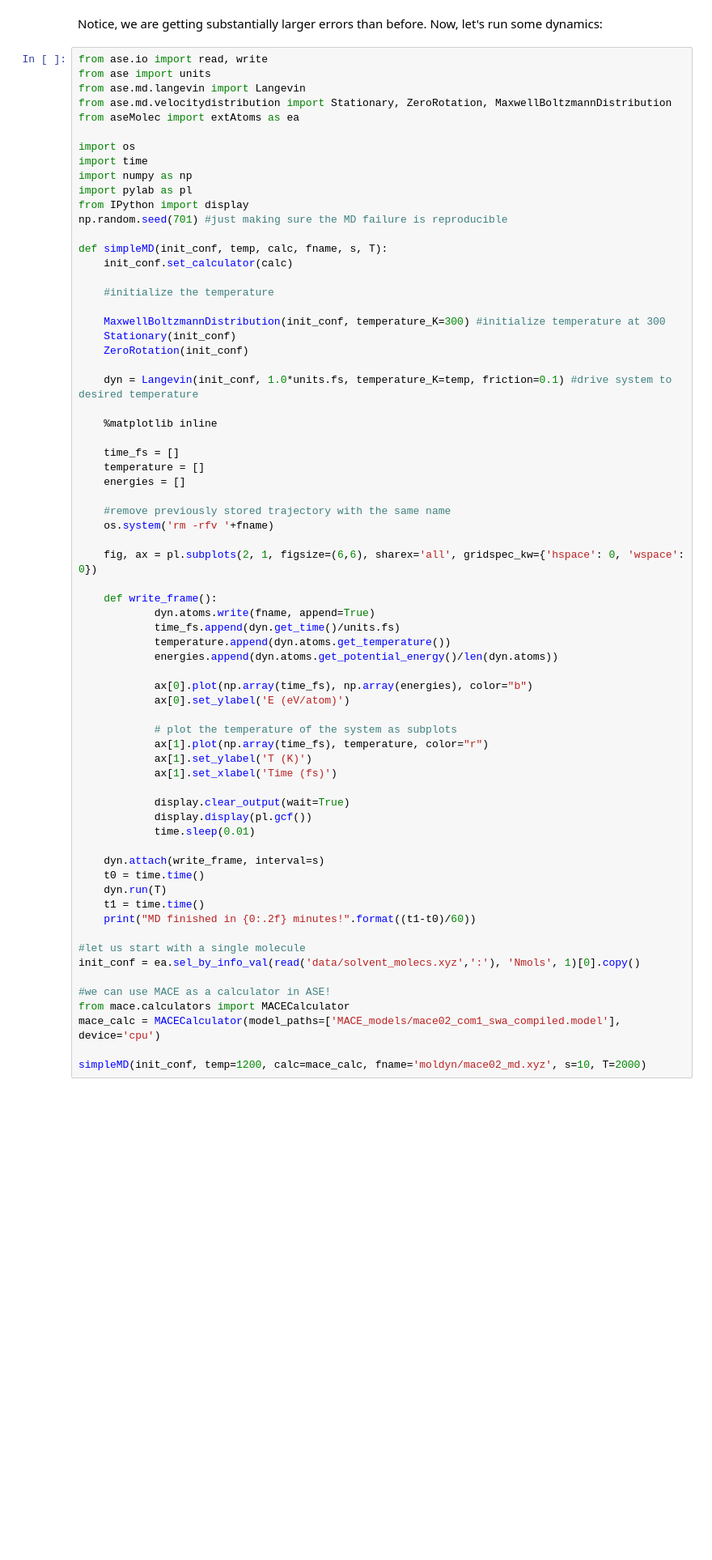
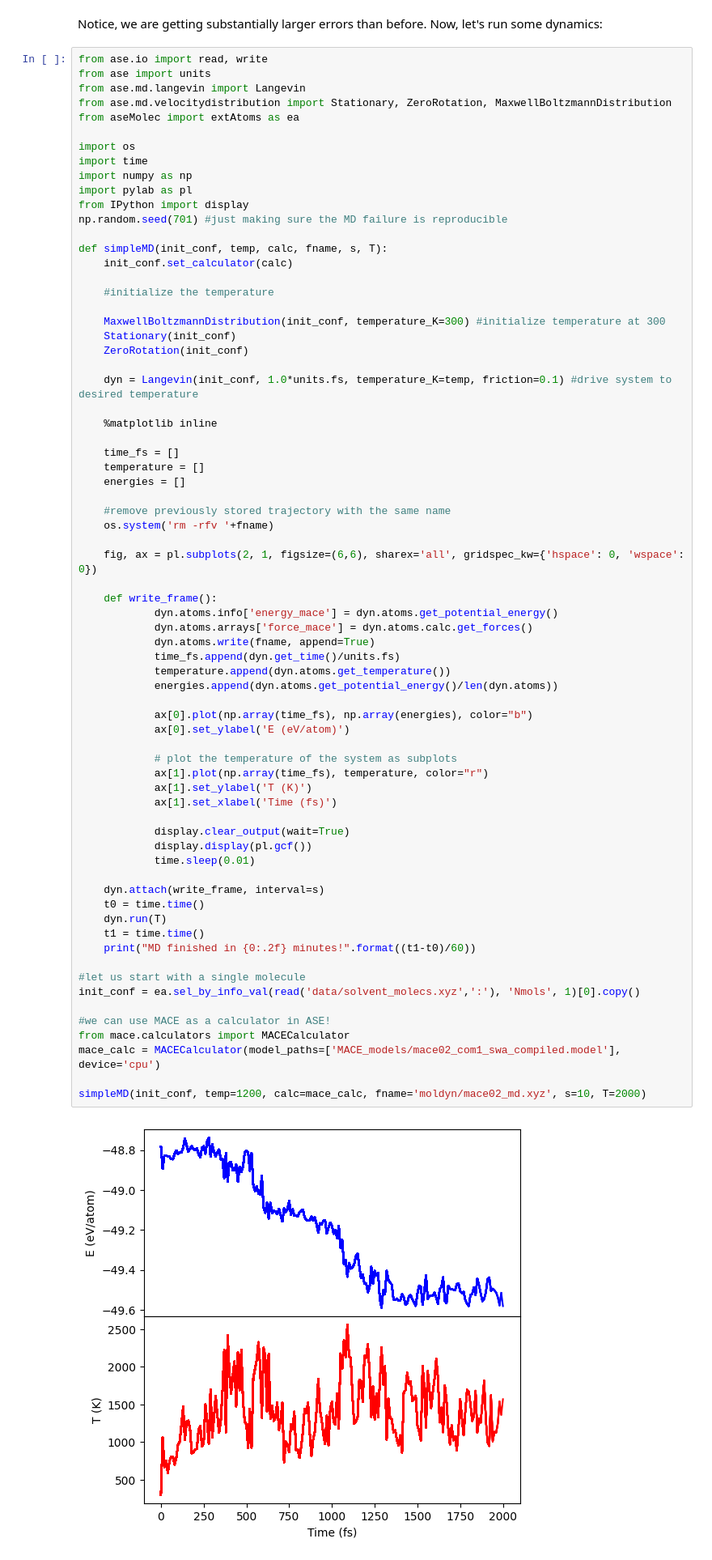
Before and after one commit to imagdau/Tutorials, a Jupyter notebook: T02-MACE-Practice-II.ipynb, the cells around one changed output. Shown at 81% size. Drawn from its saved outputs; the diff is of its cells as text; blank space fills up the shorter version.

```diff
--- a/T02-MACE-Practice-II.ipynb
+++ b/T02-MACE-Practice-II.ipynb
@@ -110,35 +108,38 @@ def simpleMD(init_conf, temp, calc, fname, s, T):
     fig, ax = pl.subplots(2, 1, figsize=(6,6), sharex='all', gridspec_kw={'hspace': 0, 'wspace': 0})
 
     def write_frame():
+            dyn.atoms.info['energy_mace'] = dyn.atoms.get_potential_energy()
+            dyn.atoms.arrays['force_mace'] = dyn.atoms.calc.get_forces()
             dyn.atoms.write(fname, append=True)
             time_fs.append(dyn.get_time()/units.fs)
             temperature.append(dyn.atoms.get_temperature())
             energies.append(dyn.atoms.get_potential_energy()/len(dyn.atoms))
 
             ax[0].plot(np.array(time_fs), np.array(energies), color="b")
             ax[0].set_ylabel('E (eV/atom)')
 
             # plot the temperature of the system as subplots
             ax[1].plot(np.array(time_fs), temperature, color="r")
             ax[1].set_ylabel('T (K)')
             ax[1].set_xlabel('Time (fs)')
 
             display.clear_output(wait=True)
             display.display(pl.gcf())
             time.sleep(0.01)
 
     dyn.attach(write_frame, interval=s)
     t0 = time.time()
     dyn.run(T)
     t1 = time.time()
     print("MD finished in {0:.2f} minutes!".format((t1-t0)/60))
 
 #let us start with a single molecule
 init_conf = ea.sel_by_info_val(read('data/solvent_molecs.xyz',':'), 'Nmols', 1)[0].copy()
 
 #we can use MACE as a calculator in ASE!
 from mace.calculators import MACECalculator
 mace_calc = MACECalculator(model_paths=['MACE_models/mace02_com1_swa_compiled.model'], device='cpu')
 
 simpleMD(init_conf, temp=1200, calc=mace_calc, fname='moldyn/mace02_md.xyz', s=10, T=2000)
 # %% [output]
+[figure, added]
```
Also changed, not shown: parts of 31 cells of this notebook, 27 other files.
